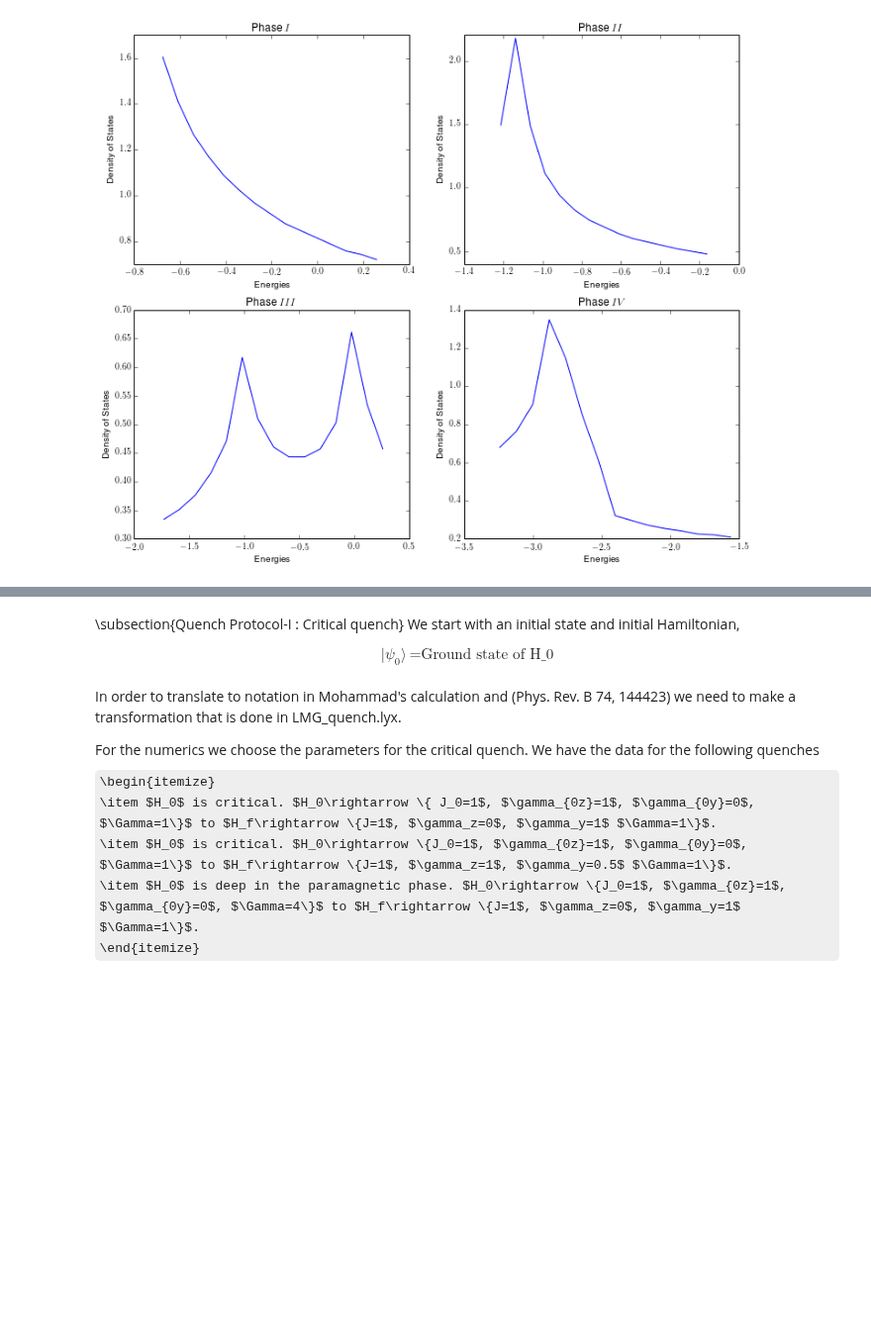
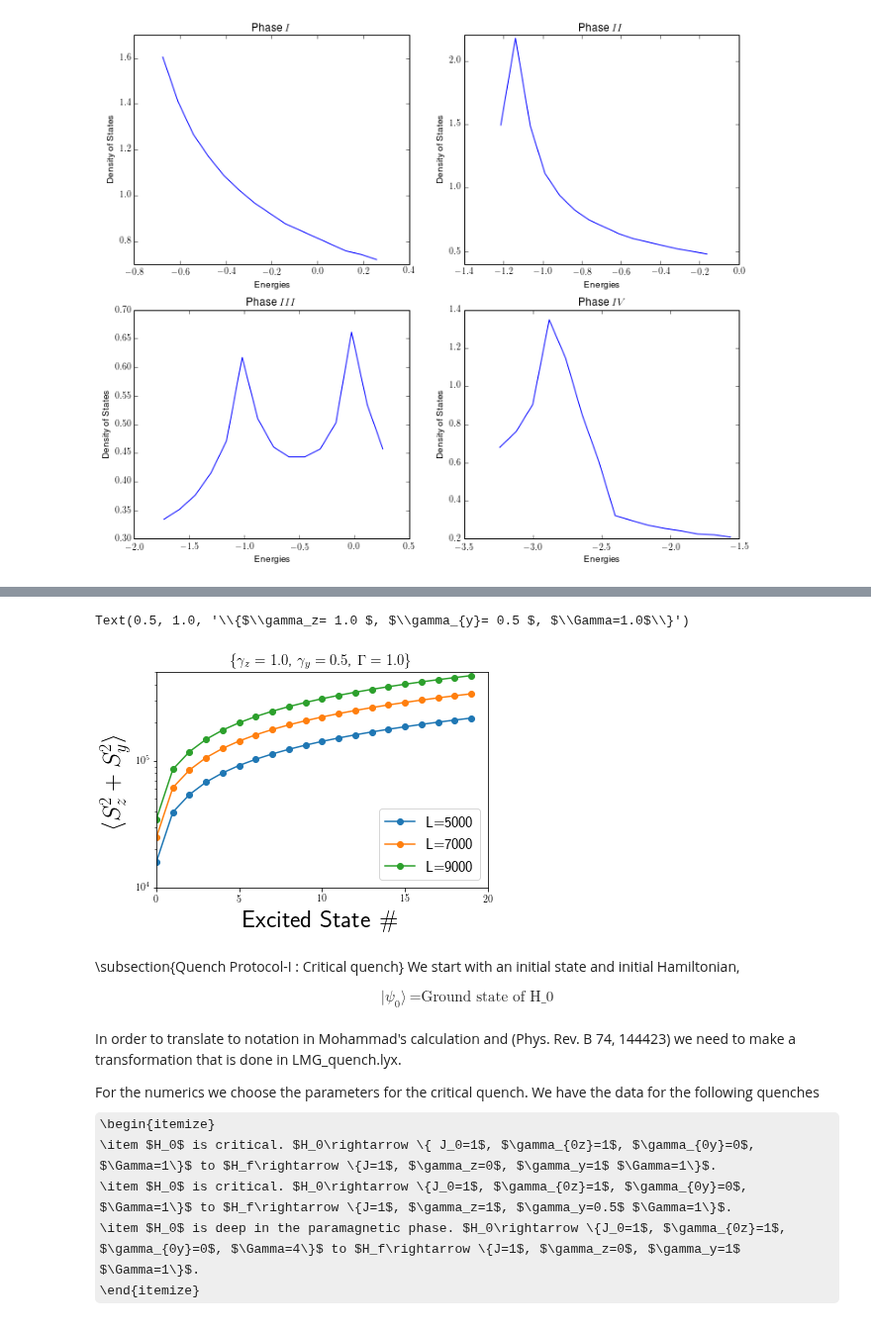
Before and after one commit to paraj003/LMG_quench, a Jupyter notebook: LMG_sim.ipynb, the cells around one changed output, grey strips where cells are left out. Shown at 99% size. Drawn from its saved outputs; the diff is of its cells as text; code cells hidden in the pictures; some formulas as TeX source; blank space fills up the shorter version.

```diff
--- a/LMG_sim.ipynb
+++ b/LMG_sim.ipynb
@@ -239,0 +243,28 @@ plt.ylabel('Density of States')
+# %%
+#calculate magnetization as a function of magnetic field
+#tests magnetizationz2
+directory1='data/Energies_Eigenvecs/'
+Larr=np.arange(5000,10000,2000)#np.concatenate([np.arange(100,1000,100),np.arange(1000,2000,1000)])#choose even
+n_energies=20#number of excited states
+Sϕsqlist=np.ones([np.size(Larr),n_energies])
+Szsqlist=np.ones([np.size(Larr),n_energies])
+Sysqlist=np.ones([np.size(Larr),n_energies])
+for q in range(np.size(Larr)):
+    L=Larr[q]
+    paramvals=LMG.Ham_params(N=L,S=L/2,J=1,γz=1.,γy=0.5,Γ=1)
+    filename=directory1+'Energies_Eigenvecs_'+paramvals.paramstr()+'n_energies_'+str(int(n_energies))+'.hdf5'
+    if not os.path.exists(filename):
+        Ham=LMG.LMG_generateHam(paramvals)
+        energies,eigenvecs=spla.eigs(Ham,k=n_energies,which="SR")
+        LMG.save_data_Energies_Eigenvecs(paramvals,energies,eigenvecs,n_energies)
+    else:
+        print("Loading file:"+filename)
+        with h5py.File(filename, "r") as f:
+            energies= f["energies"][...]
+            eigenvecs=f["eigenvecs"][...]
+    for p in range(n_energies):
+        print([q,p], end='\r', flush=True)
+        State=eigenvecs[:,p]
+        Szsqlist[q,p]=LMG.Sϕ2(State,paramvals,1,0)
+        Sysqlist[q,p]=LMG.Sϕ2(State,paramvals,0,1)
+        Sϕsqlist[q,p]=Szsqlist[q,p]+Sysqlist[q,p]
@@ -240,3 +276,17 @@ plt.ylabel('Density of States')
+# %%
+#plotting magsq for different system size as a function of energy level
+for q in range(np.size(Larr)):
+    plt.semilogy(range(n_energies),Sϕsqlist[q,:],'-o',label='L=%d'%Larr[q])
+plt.xlabel("Excited State \\#",fontsize=25)
+plt.ylabel("$\\langle S_z^2+S_y^2\\rangle$",fontsize=25)
+plt.xlim(0,19)
+plt.ylim (1*10**4,5*10**5)
+plt.xticks([0 ,5,10,15,20])
+plt.legend(numpoints=1,loc=4,fontsize=15)
+plt.title('\\{$\\gamma_z= %.1f $, $\\gamma_{y}= %.1f $, $\\Gamma=%.1f$\\}'%(paramvals.γz,paramvals.γy,paramvals.Γ),fontsize=15)
+# %% [output]
+Text(0.5, 1.0, '\\{$\\gamma_z= 1.0 $, $\\gamma_{y}= 0.5 $, $\\Gamma=1.0$\\}')
+[figure, added]
 # %% [markdown]
 \subsection{Quench Protocol-I : Critical quench}
 We start with an initial state and initial Hamiltonian,
```
Also changed, not shown: parts of 2 cells of this notebook, 1 other file.
